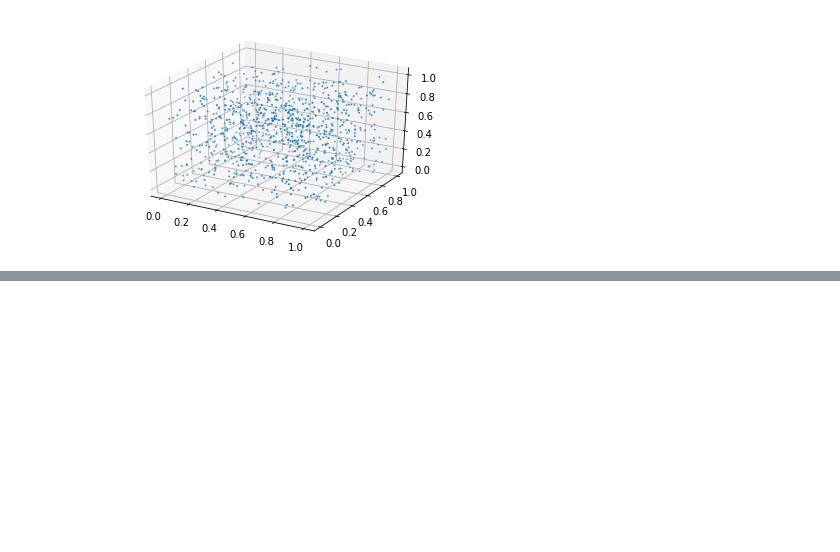
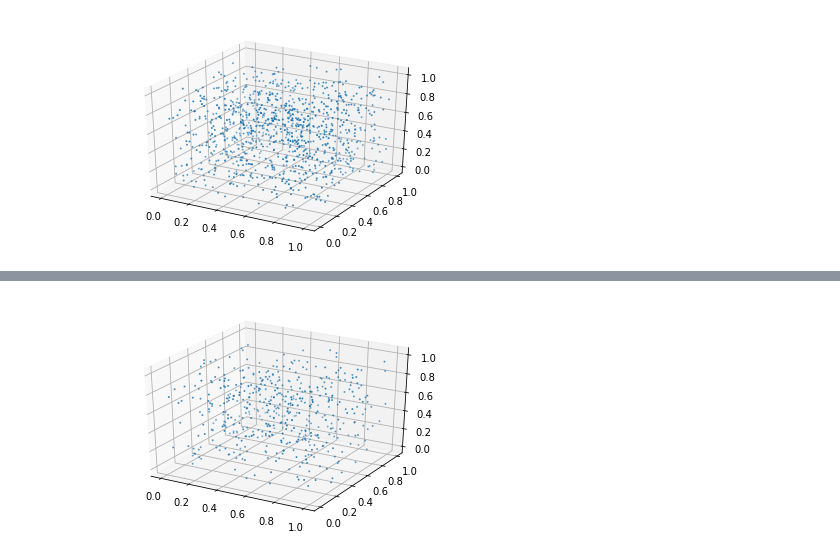
Before and after one commit to Daniel-Montenegro/Thesis, a Jupyter notebook: task0/firtsnotebook.ipynb, the cells around one changed output, grey strips where cells are left out. Cells and saved outputs as stored; diff of their text form; code cells hidden in the pictures; blank space fills up the shorter version.

```diff
--- a/task0/firtsnotebook.ipynb
+++ b/task0/firtsnotebook.ipynb
@@ -89,0 +75,64 @@ array([ 0.80927978,  0.72387711,  0.65292314,  0.66685443,  0.80530591,
+# %%
+##########para n=500 particulas
+
+n=500
+
+#posiciones aleatorias para las particulas
+
+x= np.random.rand(n)
+y= np.random.rand(n)
+z= np.random.rand(n)
+
+##### grafica en 3d
+fig = plt.figure()
+ax = fig.add_subplot(111, projection='3d')
+
+
+ax.scatter(x, y, z,s=1, marker='o')
+plt.show()
+
+
+#Asignacion de id, velocidad y masa a las particulas.
+
+
+
+##velocidad
+
+
+vx=2*(np.random.rand(n))-1
+
+vy=2*(np.random.rand(n))-1
+
+vz=2*(np.random.rand(n))-1
+
+
+## masa
+
+m=np.absolute(0.9-(np.random.rand(n)))
+
+############################################
+### crear grupos y subgrupos con h5py#######
+############################################
+
+
+#grp1=f.create_group("Parttype1") ## para crear el subgrupo
+#grp2=f.create_group("Parttype2") ## para crear el subgrupo
+
+parttype2=grp2.create_dataset('position',(n,3),dtype='f',data=np.transpose([x,y,z]))
+
+parttype2=x
+parttype2=y
+parttype2=z
+
+parttype2=grp2.create_dataset('mass',(n,1),dtype='f',data=[m])
+parttype2=m
+
+parttype2=grp2.create_dataset('velocity',(n,3),dtype='f',data=np.transpose([vx,vy,vz]))
+parttype2=vx
+parttype2=vy
+parttype2=vz
+
+
+f.close() ## esto se pone al terminar de editar
+# %% [output]
+[figure, added]
```
Also changed, not shown: parts of 7 cells of this notebook.
